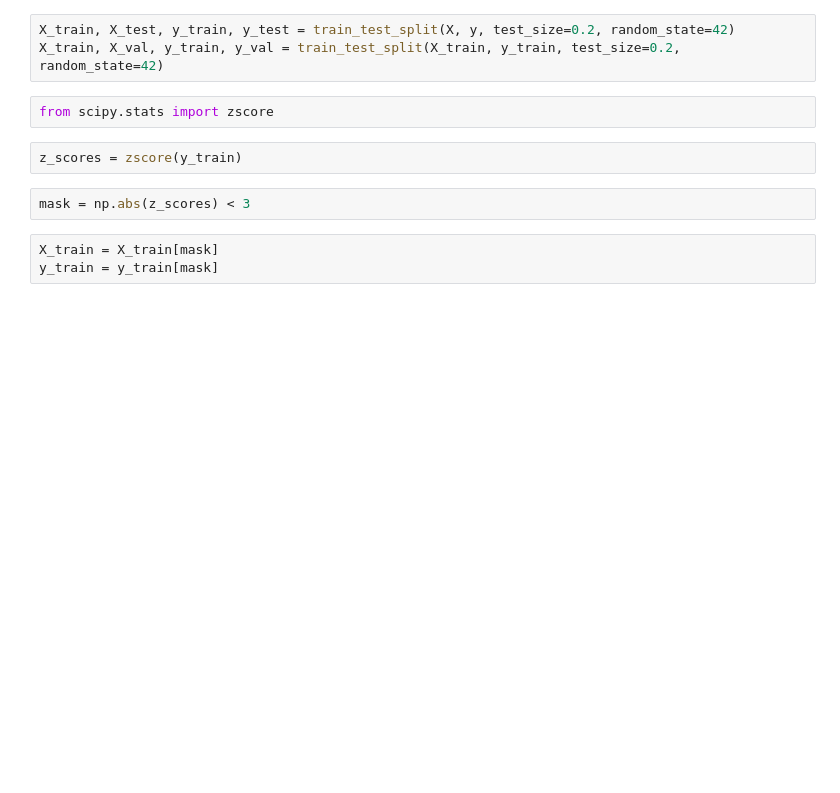
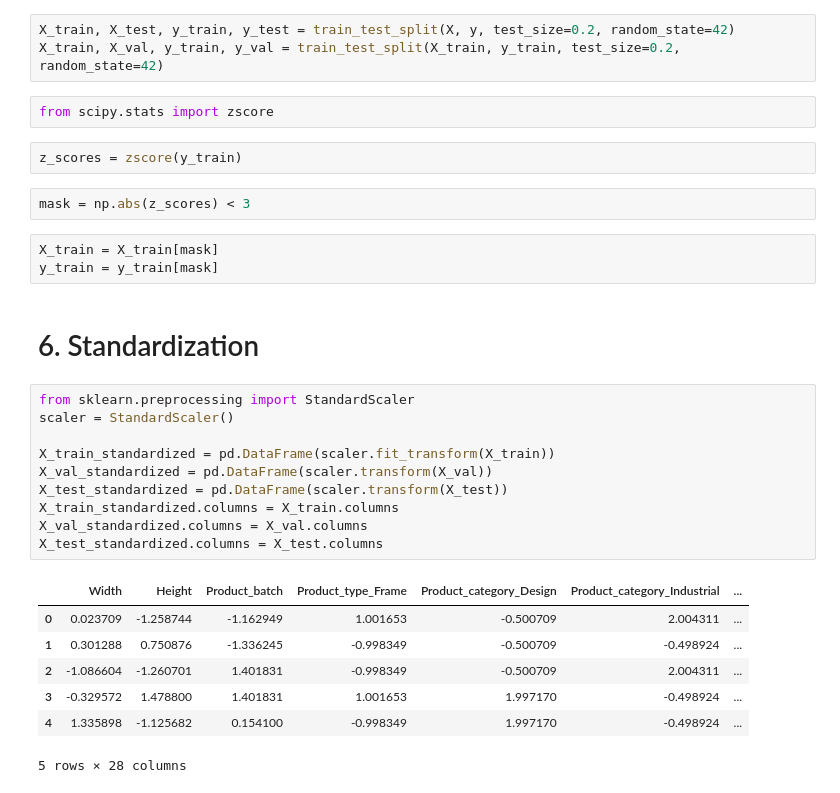
Before and after one commit to OndrejZapletal99/Python_DS_ML, a Jupyter notebook: CalculatorApp/Model/model.ipynb, the cells around one changed output. Drawn from its saved outputs; the diff is of its cells as text; blank space fills up the shorter version.

Commit message:
Standardization

```diff
--- a/CalculatorApp/Model/model.ipynb
+++ b/CalculatorApp/Model/model.ipynb
@@ -318,3 +318,23 @@ mask = np.abs(z_scores) < 3
 # %%
 X_train = X_train[mask]
 y_train = y_train[mask]
+# %% [markdown]
+# 6. Standardization
+# %%
+from sklearn.preprocessing import StandardScaler
+scaler = StandardScaler()
+
+X_train_standardized = pd.DataFrame(scaler.fit_transform(X_train))
+X_val_standardized = pd.DataFrame(scaler.transform(X_val))
+X_test_standardized = pd.DataFrame(scaler.transform(X_test))
+X_train_standardized.columns = X_train.columns
+X_val_standardized.columns = X_val.columns
+X_test_standardized.columns = X_test.columns
+# %% [output]
+|  | Width | Height | Product_batch | Product_type_Frame | Product_category_Design | Product_category_Industrial | ... |
+| 0 | 0.023709 | -1.258744 | -1.162949 | 1.001653 | -0.500709 | 2.004311 | ... |
+| 1 | 0.301288 | 0.750876 | -1.336245 | -0.998349 | -0.500709 | -0.498924 | ... |
+| 2 | -1.086604 | -1.260701 | 1.401831 | -0.998349 | -0.500709 | 2.004311 | ... |
+| 3 | -0.329572 | 1.478800 | 1.401831 | 1.001653 | 1.997170 | -0.498924 | ... |
+| 4 | 1.335898 | -1.125682 | 0.154100 | -0.998349 | 1.997170 | -0.498924 | ... |
+5 rows × 28 columns
```
